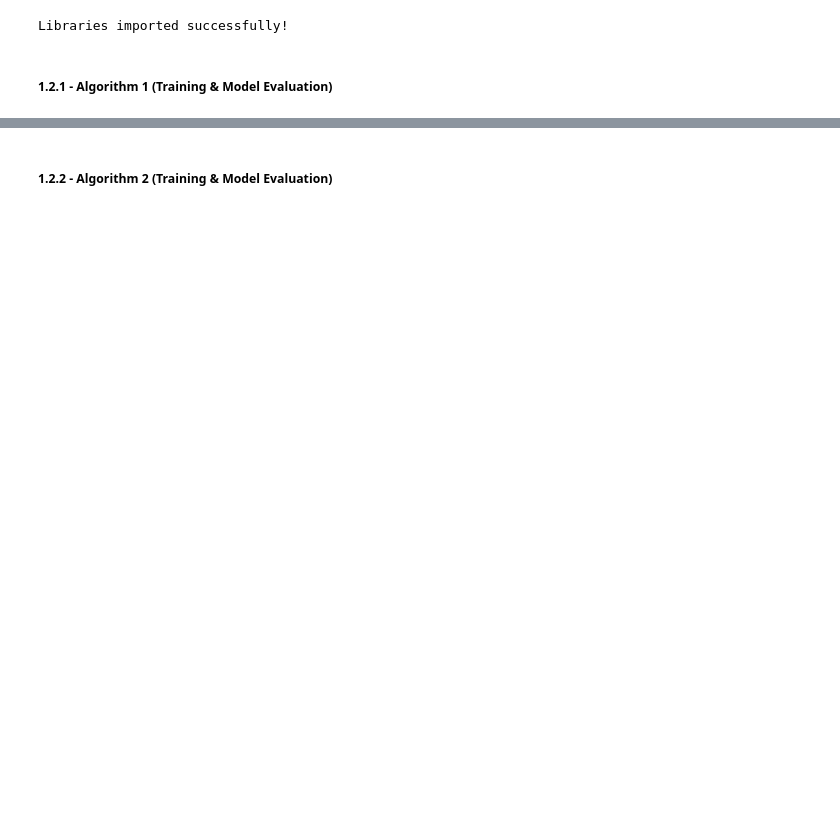
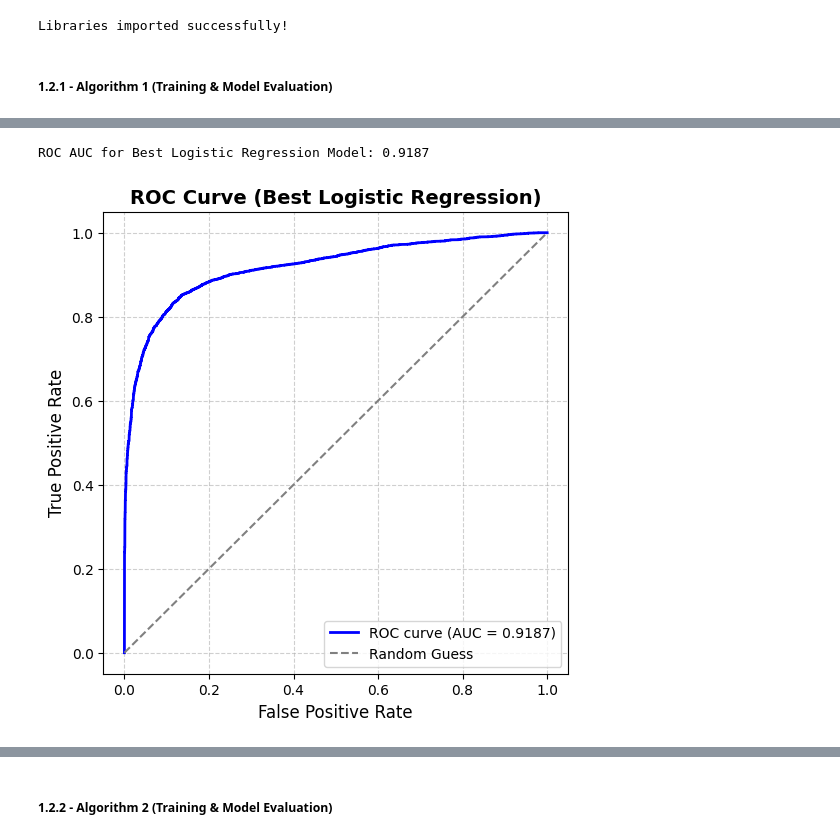
Before and after one commit to janaveniice/UoG-DA_Group17, a Jupyter notebook: los-nlos-model/model.ipynb, the cells around one changed output, grey strips where cells are left out. Saved outputs shown, nothing was run; the diff lists cells and outputs as text; code cells hidden in the pictures; blank space fills up the shorter version.

```diff
--- a/los-nlos-model/model.ipynb
+++ b/los-nlos-model/model.ipynb
@@ -980,0 +1354,22 @@ plt.show()
+# %%
+fpr_lr, tpr_lr, thresholds_lr = roc_curve(y_test, y_test_pred_best_lr)
+roc_auc_lr = auc(fpr_lr, tpr_lr)
+print(f"ROC AUC for Best Logistic Regression Model: {roc_auc_lr:.4f}")
+
+plt.figure(figsize=(6, 6))
+plt.plot(
+    fpr_lr, tpr_lr, color="blue", lw=2, label=f"ROC curve (AUC = {roc_auc_lr:.4f})"
+)
+plt.plot([0, 1], [0, 1], color="gray", linestyle="--", lw=1.5, label="Random Guess")
+
+plt.title("ROC Curve (Best Logistic Regression)", fontsize=14, fontweight="bold")
+plt.xlabel("False Positive Rate", fontsize=12)
+plt.ylabel("True Positive Rate", fontsize=12)
+plt.xticks(fontsize=10)
+plt.yticks(fontsize=10)
+plt.legend(loc="lower right", fontsize=10)
+plt.grid(True, linestyle="--", alpha=0.6)
+plt.show()
+# %% [output]
+ROC AUC for Best Logistic Regression Model: 0.9187
+[figure, added]
```
Also changed, not shown: parts of 112 cells of this notebook.
